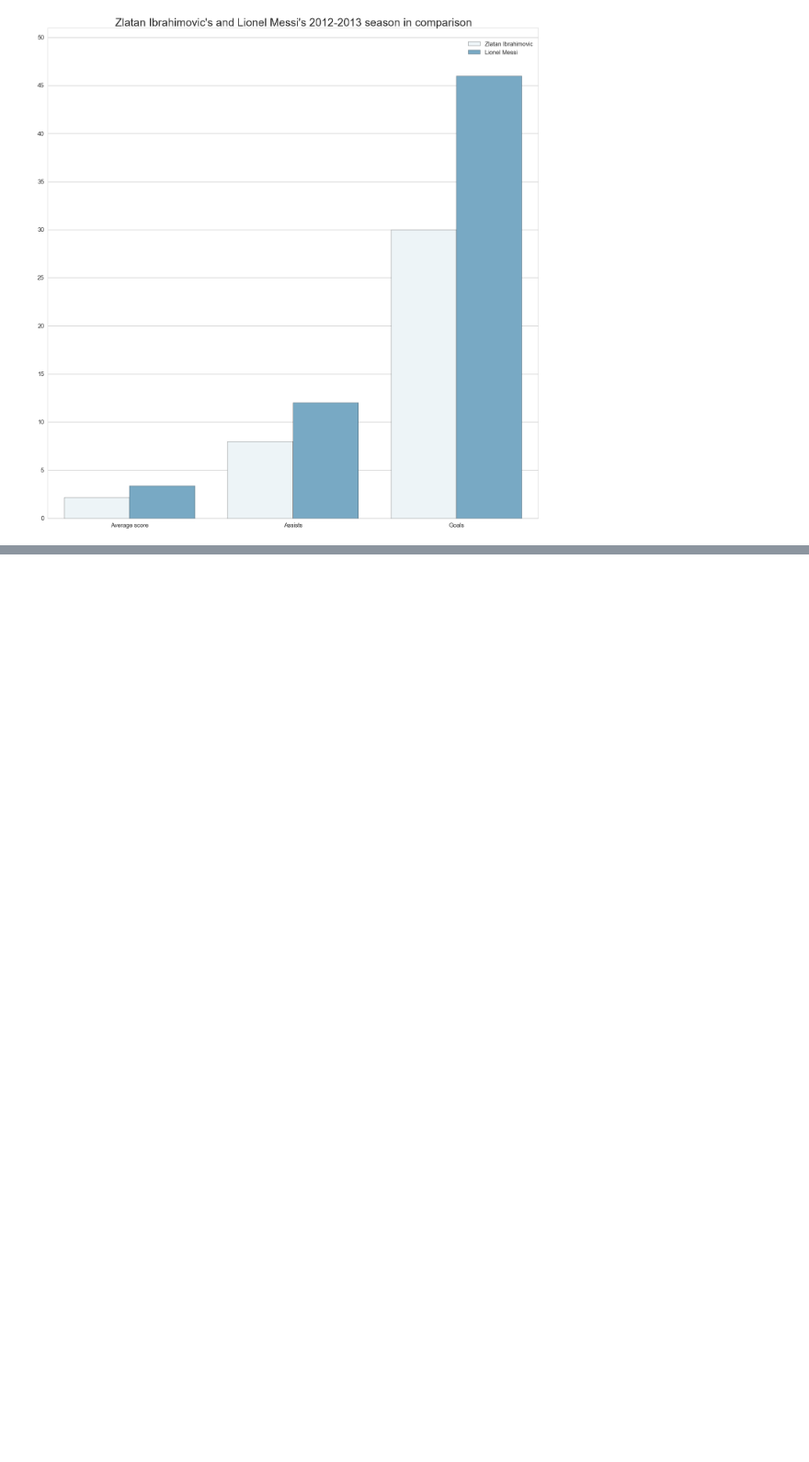
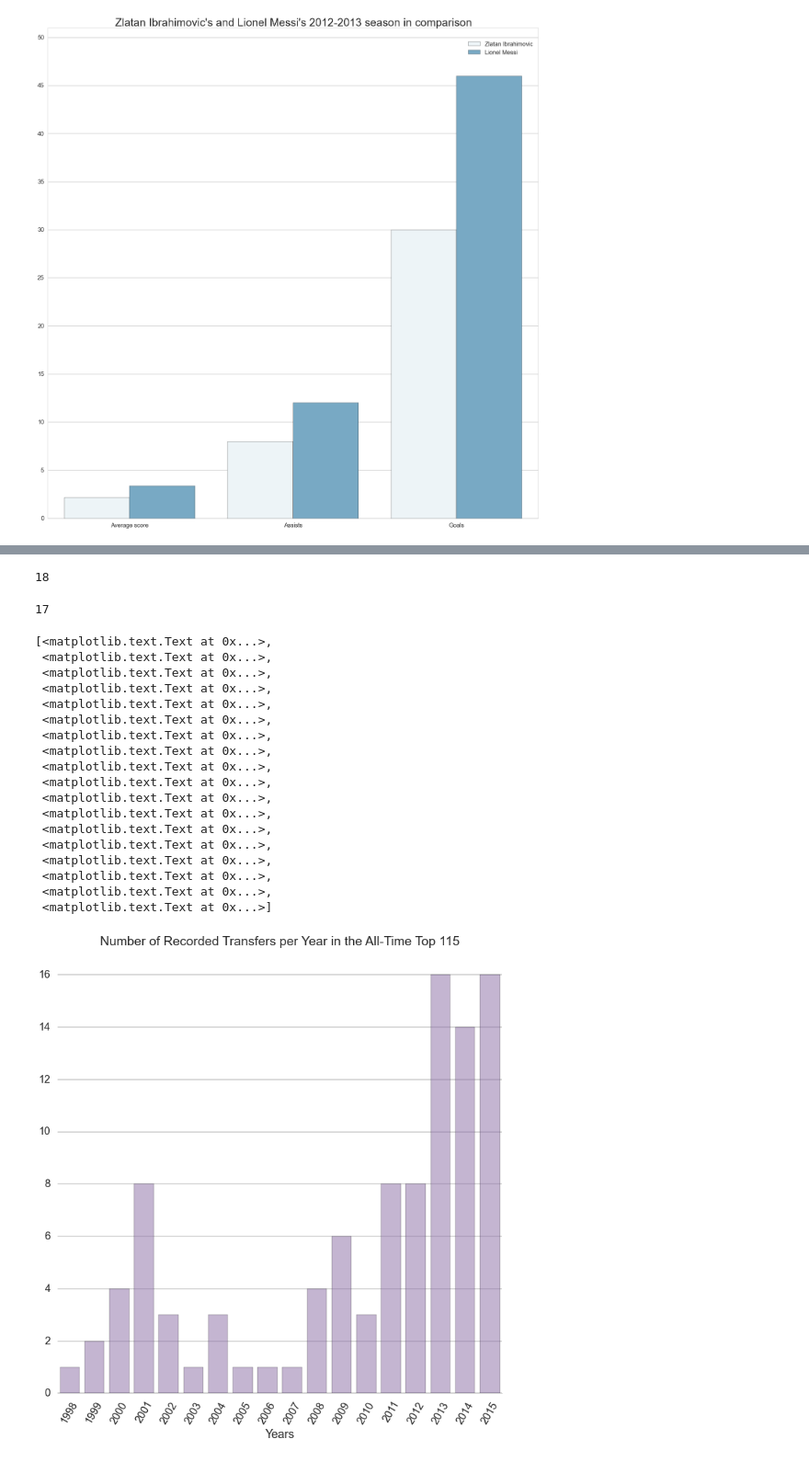
Before and after one commit to cs109-FIFA/cs109-FIFA, a Jupyter notebook: Plots/Plotting.ipynb, the cells around one changed output, grey strips where cells are left out. Shown at 92% size. Saved outputs shown, nothing was run; the diff lists cells and outputs as text; code cells hidden in the pictures; blank space fills up the shorter version.

Commit message:
Added plots for tranfers

```diff
--- a/Plots/Plotting.ipynb
+++ b/Plots/Plotting.ipynb
@@ -609,0 +619,9 @@ feature_plot(features12,2012,['avg_value','nassists','ngoals'],['Zlatan Ibrahimo
+# %%
+years = []
+amounts = []
+for i in bs.find_all("table")[0].find_all('tr')[1:]:
+    years.append(i.find_all('td')[6].text)
+    amounts.append(i.find_all('td')[5].text[1:])
+# %%
+years = years[:100]
+amounts = amounts[:100]
@@ -609,0 +630,3 @@ feature_plot(features12,2012,['avg_value','nassists','ngoals'],['Zlatan Ibrahimo
+# %%
+years = [int(y) for y in years]
+amounts = [float(non_decimal.sub('',y)) for y in amounts]
@@ -609,0 +637,4 @@ feature_plot(features12,2012,['avg_value','nassists','ngoals'],['Zlatan Ibrahimo
+# %%
+len(set(years))
+# %% [output]
+18
@@ -609,0 +647,37 @@ feature_plot(features12,2012,['avg_value','nassists','ngoals'],['Zlatan Ibrahimo
+# %%
+import collections
+len(collections.Counter(years).values())
+# %% [output]
+17
+# %%
+sns.set_style("whitegrid")
+sns.set_context({"figure.figsize": (12,12)})
+# %%
+p1 = sns.barplot(x = list(set(years)), y = collections.Counter(years).values(), color = sns.diverging_palette(145, 280, s=85, l=25, n=7)[5],alpha = 0.5)
+p1.set_title('Number of Recorded Transfers per Year in the All-Time Top 115')
+p1.set_xlabel("Years")
+p1.spines['right'].set_color('none')
+p1.spines['left'].set_color('none')
+p1.spines['top'].set_color('none')
+p1.set_ylim(0,17)
+p1.set_xticklabels(list(set(years)),rotation=60)
+# %% [output]
+[<matplotlib.text.Text at 0x...>,
+ <matplotlib.text.Text at 0x...>,
+ <matplotlib.text.Text at 0x...>,
+ <matplotlib.text.Text at 0x...>,
+ <matplotlib.text.Text at 0x...>,
+ <matplotlib.text.Text at 0x...>,
+ <matplotlib.text.Text at 0x...>,
+ <matplotlib.text.Text at 0x...>,
+ <matplotlib.text.Text at 0x...>,
+ <matplotlib.text.Text at 0x...>,
+ <matplotlib.text.Text at 0x...>,
+ <matplotlib.text.Text at 0x...>,
+ <matplotlib.text.Text at 0x...>,
+ <matplotlib.text.Text at 0x...>,
+ <matplotlib.text.Text at 0x...>,
+ <matplotlib.text.Text at 0x...>,
+ <matplotlib.text.Text at 0x...>,
+ <matplotlib.text.Text at 0x...>]
+[figure, added]
```
Also changed, not shown: parts of 10 cells of this notebook, 2 other files.
